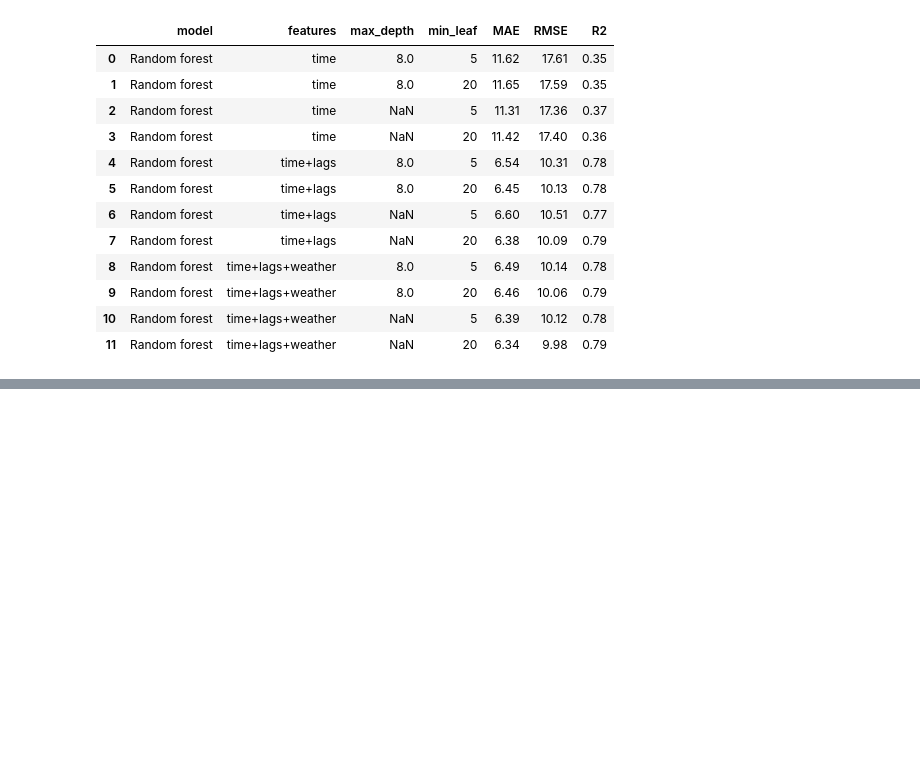
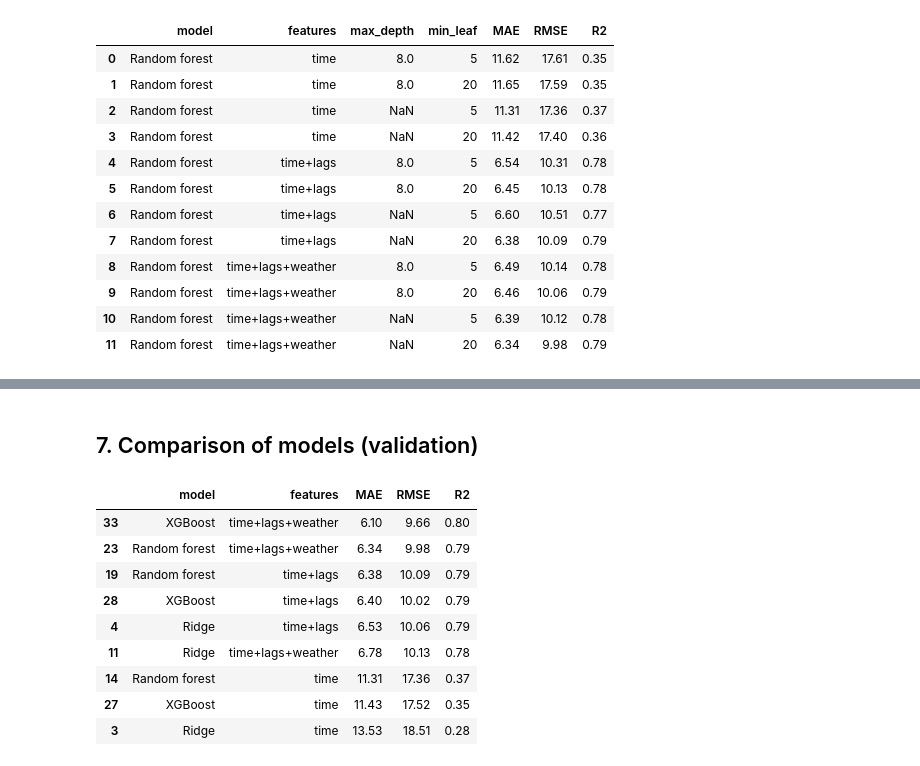
Before and after one commit to NatalyaKim21/bikeflow, a Jupyter notebook: notebooks/04_modelling.ipynb, the cells around one changed output, grey strips where cells are left out. Saved outputs shown, nothing was run; the diff lists cells and outputs as text; code cells hidden in the pictures; blank space fills up the shorter version.

```diff
--- a/notebooks/04_modelling.ipynb
+++ b/notebooks/04_modelling.ipynb
@@ -200,0 +161,17 @@ gb_val
+# %% [markdown]
+## 7. Comparison of models (validation)
+# %%
+all_val = pd.concat([ridge_val, rf_val, xgb_val], ignore_index=True)
+best = all_val.loc[all_val.groupby(['model', 'features'])['MAE'].idxmin()]
+best[['model', 'features', 'MAE', 'RMSE', 'R2']].sort_values('MAE')
+# %% [output]
+|  | model | features | MAE | RMSE | R2 |
+| 33 | XGBoost | time+lags+weather | 6.10 | 9.66 | 0.80 |
+| 23 | Random forest | time+lags+weather | 6.34 | 9.98 | 0.79 |
+| 19 | Random forest | time+lags | 6.38 | 10.09 | 0.79 |
+| 28 | XGBoost | time+lags | 6.40 | 10.02 | 0.79 |
+| 4 | Ridge | time+lags | 6.53 | 10.06 | 0.79 |
+| 11 | Ridge | time+lags+weather | 6.78 | 10.13 | 0.78 |
+| 14 | Random forest | time | 11.31 | 17.36 | 0.37 |
+| 27 | XGBoost | time | 11.43 | 17.52 | 0.35 |
+| 3 | Ridge | time | 13.53 | 18.51 | 0.28 |
```
Also changed, not shown: parts of 22 cells of this notebook, 1 other file.
